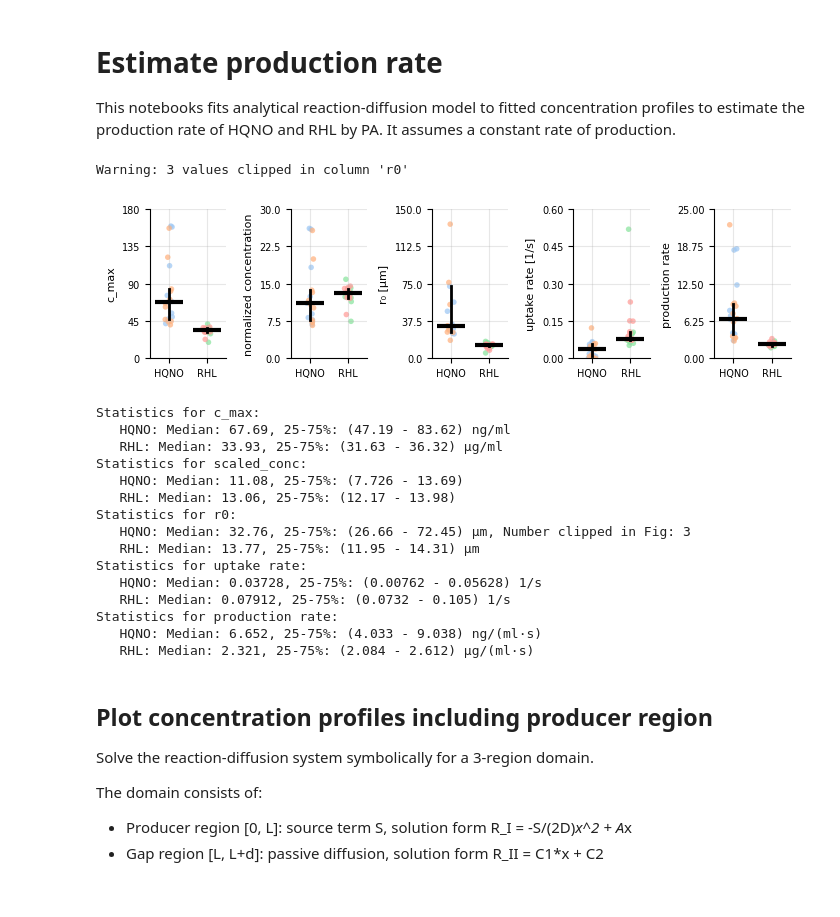
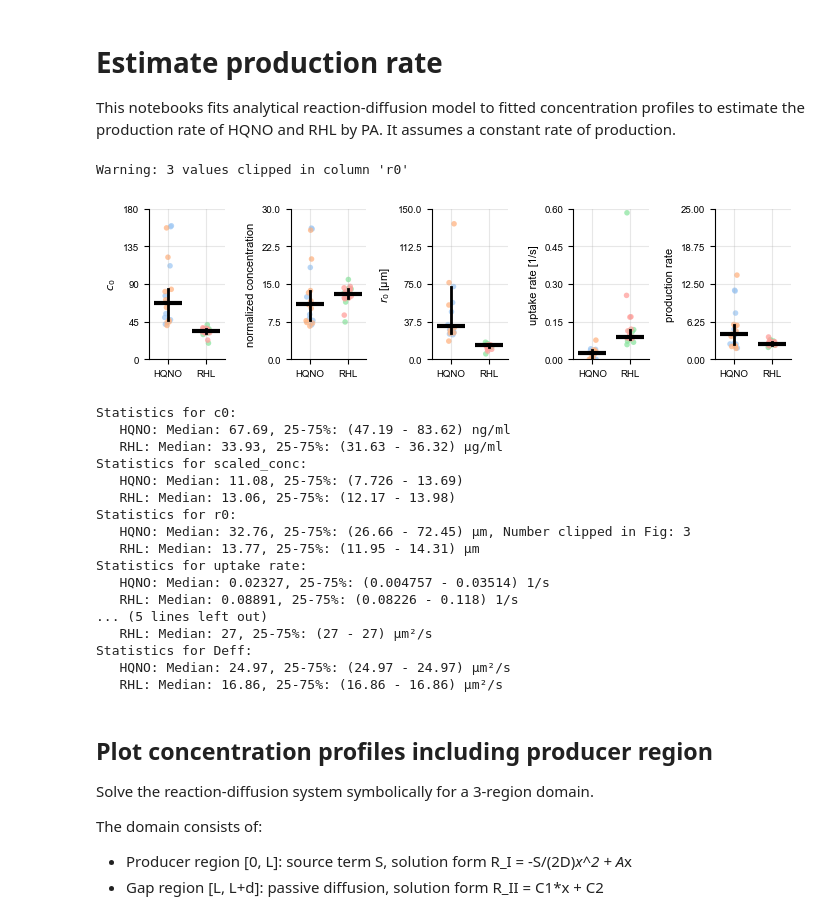
Before and after one commit to simonvanvliet/SpatialToleranceModel, a Jupyter notebook: 4_1D_model_predictions/3_estimate_production_rate.ipynb, the cells around one changed output. Saved outputs shown, nothing was run; the diff lists cells and outputs as text; code cells hidden in the pictures.

```diff
--- a/4_1D_model_predictions/3_estimate_production_rate.ipynb
+++ b/4_1D_model_predictions/3_estimate_production_rate.ipynb
@@ -159,9 +178,20 @@ df_r = pd.read_csv(Path.cwd().parent / '2_gradient_inference' / 'data' / '2_rhl_
 L = 50.0         # µm, chamber length
 d = 3.0          # µm, gap length
 W = 50.0         # µm, chamber width
-W_gap = 12.5     # µm, gap width (0.25 * W)
-D_H = 40.0       # µm²/s - Median diffusion coefficient HQNO
-D_R = 15.0       # µm²/s - Median diffusion coefficient RHL
+W_gap = 12.5     # µm, gap width (0.25 * W)]
+
+# diffusion coefficients
+D_H0 = 40.0       # µm²/s -  diffusion coefficient HQNO in water, estimated from Einstien relation
+D_R0 = 27        # µm²/s - diffusion coefficient RHL in water, from  Arkhipov et al., 2023
+
+rho_2d = 0.427  # 2D area fraction of cells in chamber, estimated from segmented phase contrast images
+r_cell = 0.325      # µm, cell radius, estimated from segmented phase contrast images
+h_chamber = 0.8     # µm, chamber height, measured
+# Convert 2D area fraction to 3D volume fraction
+rho_3d = (4/3) * (r_cell / h_chamber) * rho_2d  # 3D volume fraction of cells in chamber
+
+D_H = D_eff(D_H0, rho_3d)  # effective diffusion coefficient HQNO in chamber
+D_R = D_eff(D_R0, rho_3d)  # effective diffusion coefficient RHL in chamber
 
 # Load parameters of fitted survival models
 with open(Path.cwd().parent / '3_batch_survival' / 'data' / 'survival_model_parameters.json', "r", encoding="utf-8") as f:
@@ -173,20 +203,23 @@ model_params = cfg['hqno_max_60']['parameters']
 
 # estimate production rate HQNO
 uptake_H = df_h["A"] * D_H # A = uptake/D [1/um^2]
-prod_H = S_from_cmax(df_h["c_max"].to_numpy(), L, d, W, W_gap, D_H, uptake_H)
+prod_H = S_from_c0(df_h["c0"].to_numpy(), L, d, W, W_gap, D_H, uptake_H)
 df_h["uptake rate"] = uptake_H
 df_h["production rate"] = prod_H
 df_h["molecule"] = 'HQNO'
-df_h['scaled_conc'] = model_params['m_hqno'] * df_h['c_max']
-
+df_h['scaled_conc'] = model_params['m_hqno'] * df_h['c0']
+df_h['Deff'] = D_H
+df_h['D0'] = D_H0
 
 # estimate production rate RHL
 uptake_R = df_r["A"] * D_R # A = uptake/D [1/um^2]
-prod_R = S_from_cmax(df_r["c_max"].to_numpy(), L, d, W, W_gap, D_R, uptake_R)
+prod_R = S_from_c0(df_r["c0"].to_numpy(), L, d, W, W_gap, D_R, uptake_R)
 df_r["uptake rate"] = uptake_R
 df_r["production rate"] = prod_R
 df_r["molecule"] = 'RHL'
-df_r['scaled_conc'] = np.abs(model_params['m_rhl']) * df_r['c_max']
+df_r['scaled_conc'] = np.abs(model_params['m_rhl']) * df_r['c0']
+df_r['Deff'] = D_R
+df_r['D0'] = D_R0
 
 df_h = df_h[['molecule'] + [c for c in df_h.columns if c != 'molecule']]
 df_r = df_r[['molecule'] + [c for c in df_r.columns if c != 'molecule']]
@@ -204,53 +237,58 @@ plt.rcParams.update({
 })
 
 axlabel_dict = {
-    'c_max': 'c_max',
+    'c0': '$c_0$',
     'scaled_conc': 'normalized concentration',
     'uptake rate': 'uptake rate [1/s]',
-    'r0': 'r₀ [µm]',
+    'r0': '$r_0$ [µm]',
     'production rate': 'production rate'
 }
 
 axlims_dict = {
-    'c_max': (0, 180, 5),
+    'c0': (0, 180, 5),
     'scaled_conc': (0, 30, 5),
     'uptake rate': (0, 0.6,5),
     'production rate': (0, 25,5),
     'r0': (0, 150,5)
 }
 
-cols = ['c_max','scaled_conc', 'r0', 'uptake rate', 'production rate']
+cols = ['c0','scaled_conc', 'r0', 'uptake rate', 'production rate']
 axs = plot_fit_summary(df_combined, cols, fig_size=(18/2.54, 5/2.54), nrow=1, axlims_dict=axlims_dict, axlabel_dict=axlabel_dict)
 plt.savefig(Path.cwd() / 'figures' / '2_hqno_diffusion_model_fit.pdf', dpi=300, transparent=True)
 plt.tight_layout()
 
 plt.savefig(f'./figures/3_production_rate_estimate.pdf', dpi=300, transparent=True)
 plt.show()
 
+cols.append('D0')
+cols.append('Deff')
+
 units = {
-    'c_max': {'RHL':'µg/ml', 'HQNO':'ng/ml'},
+    'c0': {'RHL':'µg/ml', 'HQNO':'ng/ml'},
     'scaled_conc': {'RHL':'', 'HQNO':''},
     'uptake rate': {'RHL':'1/s', 'HQNO':'1/s'},
     'r0': {'RHL':'µm', 'HQNO':'µm'},
-    'production rate': {'RHL':'µg/(ml·s)', 'HQNO':'ng/(ml·s)'}
+    'production rate': {'RHL':'µg/(ml·s)', 'HQNO':'ng/(ml·s)'},
+    'D0': {'RHL':'µm²/s', 'HQNO':'µm²/s'},
+    'Deff': {'RHL':'µm²/s', 'HQNO':'µm²/s'}
 }
 
 # --- Print statistics ---
 molecules = ['HQNO', 'RHL']
 for col in cols:
     print(f"Statistics for {col}:")
     for mol in molecules:
         subset = df_combined[df_combined['molecule'] == mol]
         stats = subset[col].quantile([0.25, 0.5, 0.75]).to_numpy()
         nclippped = subset[col] > axlims_dict.get(col, (np.inf, np.inf))[1]
         if nclippped.sum() > 0:
             print(f"   {mol}: Median: {stats[1]:.4g}, 25-75%: ({stats[0]:.4g} - {stats[2]:.4g}) {units[col][mol]}, Number clipped in Fig: {nclippped.sum()}")
         else:
             print(f"   {mol}: Median: {stats[1]:.4g}, 25-75%: ({stats[0]:.4g} - {stats[2]:.4g}) {units[col][mol]}")
 # %% [output]
 Warning: 3 values clipped in column 'r0'
-[figure, old version]
+[figure, new version]
-Statistics for c_max:
+Statistics for c0:
    HQNO: Median: 67.69, 25-75%: (47.19 - 83.62) ng/ml
    RHL: Median: 33.93, 25-75%: (31.63 - 36.32) µg/ml
 Statistics for scaled_conc:
@@ -260,11 +298,13 @@ Statistics for r0:
    HQNO: Median: 32.76, 25-75%: (26.66 - 72.45) µm, Number clipped in Fig: 3
    RHL: Median: 13.77, 25-75%: (11.95 - 14.31) µm
 Statistics for uptake rate:
-   HQNO: Median: 0.03728, 25-75%: (0.00762 - 0.05628) 1/s
-   RHL: Median: 0.07912, 25-75%: (0.0732 - 0.105) 1/s
-Statistics for production rate:
-   HQNO: Median: 6.652, 25-75%: (4.033 - 9.038) ng/(ml·s)
-   RHL: Median: 2.321, 25-75%: (2.084 - 2.612) µg/(ml·s)
+   HQNO: Median: 0.02327, 25-75%: (0.004757 - 0.03514) 1/s
+   RHL: Median: 0.08891, 25-75%: (0.08226 - 0.118) 1/s
+... (5 lines left out)
+   RHL: Median: 27, 25-75%: (27 - 27) µm²/s
+Statistics for Deff:
+   HQNO: Median: 24.97, 25-75%: (24.97 - 24.97) µm²/s
+   RHL: Median: 16.86, 25-75%: (16.86 - 16.86) µm²/s
 # %% [markdown]
 ## Plot concentration profiles including producer region
 
```
Also changed, not shown: parts of 1 cell of this notebook, 25 other files.
